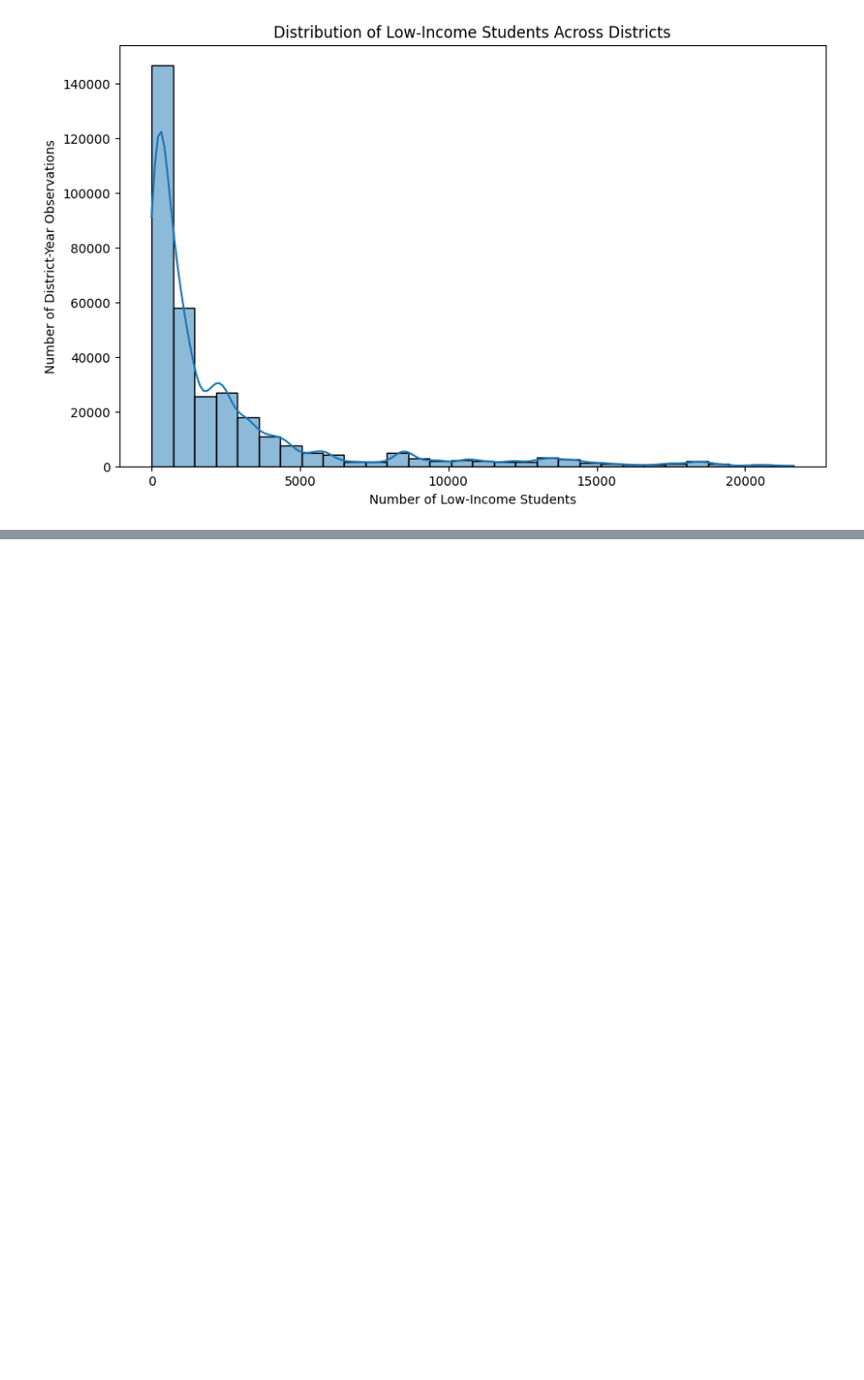
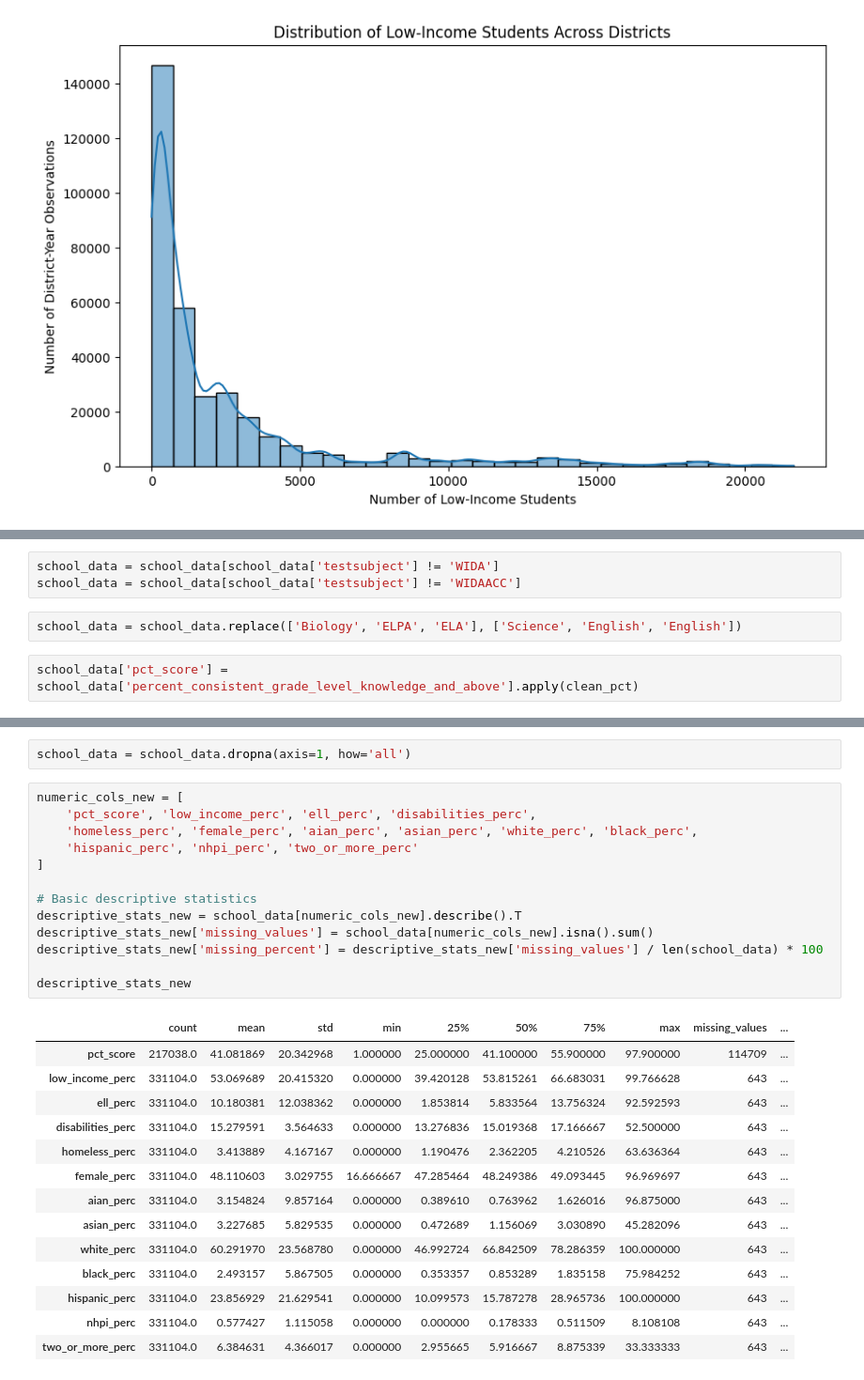
Before and after one commit to jamilditter/washington_education, a Jupyter notebook: code/ExploratoryDataAnalysis(Jacob).ipynb, the cells around one changed output, grey strips where cells are left out. Shown at 94% size. Drawn from its saved outputs; the diff is of its cells as text; blank space fills up the shorter version.

Commit message:
changed counts to percentages, filtered data set for regression analysis

```diff
--- a/code/ExploratoryDataAnalysis(Jacob).ipynb
+++ b/code/ExploratoryDataAnalysis(Jacob).ipynb
@@ -304,0 +327,7 @@ plt.show()
+# %%
+school_data = school_data[school_data['testsubject'] != 'WIDA']
+school_data = school_data[school_data['testsubject'] != 'WIDAACC']
+# %%
+school_data = school_data.replace(['Biology', 'ELPA', 'ELA'], ['Science', 'English', 'English'])
+# %%
+school_data['pct_score'] = school_data['percent_consistent_grade_level_knowledge_and_above'].apply(clean_pct)
@@ -304,0 +400,30 @@ plt.show()
+# %%
+school_data = school_data.dropna(axis=1, how='all')
+# %%
+numeric_cols_new = [
+    'pct_score', 'low_income_perc', 'ell_perc', 'disabilities_perc',
+    'homeless_perc', 'female_perc', 'aian_perc', 'asian_perc', 'white_perc', 'black_perc',
+    'hispanic_perc', 'nhpi_perc', 'two_or_more_perc'
+]
+
+# Basic descriptive statistics
+descriptive_stats_new = school_data[numeric_cols_new].describe().T
+descriptive_stats_new['missing_values'] = school_data[numeric_cols_new].isna().sum()
+descriptive_stats_new['missing_percent'] = descriptive_stats_new['missing_values'] / len(school_data) * 100
+
+descriptive_stats_new
+# %% [output]
+|  | count | mean | std | min | 25% | 50% | 75% | max | missing_values | ... |
+| pct_score | 217038.0 | 41.081869 | 20.342968 | 1.000000 | 25.000000 | 41.100000 | 55.900000 | 97.900000 | 114709 | ... |
+| low_income_perc | 331104.0 | 53.069689 | 20.415320 | 0.000000 | 39.420128 | 53.815261 | 66.683031 | 99.766628 | 643 | ... |
+| ell_perc | 331104.0 | 10.180381 | 12.038362 | 0.000000 | 1.853814 | 5.833564 | 13.756324 | 92.592593 | 643 | ... |
+| disabilities_perc | 331104.0 | 15.279591 | 3.564633 | 0.000000 | 13.276836 | 15.019368 | 17.166667 | 52.500000 | 643 | ... |
+| homeless_perc | 331104.0 | 3.413889 | 4.167167 | 0.000000 | 1.190476 | 2.362205 | 4.210526 | 63.636364 | 643 | ... |
+| female_perc | 331104.0 | 48.110603 | 3.029755 | 16.666667 | 47.285464 | 48.249386 | 49.093445 | 96.969697 | 643 | ... |
+| aian_perc | 331104.0 | 3.154824 | 9.857164 | 0.000000 | 0.389610 | 0.763962 | 1.626016 | 96.875000 | 643 | ... |
+| asian_perc | 331104.0 | 3.227685 | 5.829535 | 0.000000 | 0.472689 | 1.156069 | 3.030890 | 45.282096 | 643 | ... |
+| white_perc | 331104.0 | 60.291970 | 23.568780 | 0.000000 | 46.992724 | 66.842509 | 78.286359 | 100.000000 | 643 | ... |
+| black_perc | 331104.0 | 2.493157 | 5.867505 | 0.000000 | 0.353357 | 0.853289 | 1.835158 | 75.984252 | 643 | ... |
+| hispanic_perc | 331104.0 | 23.856929 | 21.629541 | 0.000000 | 10.099573 | 15.787278 | 28.965736 | 100.000000 | 643 | ... |
+| nhpi_perc | 331104.0 | 0.577427 | 1.115058 | 0.000000 | 0.000000 | 0.178333 | 0.511509 | 8.108108 | 643 | ... |
+| two_or_more_perc | 331104.0 | 6.384631 | 4.366017 | 0.000000 | 2.955665 | 5.916667 | 8.875339 | 33.333333 | 643 | ... |
```
Also changed, not shown: parts of 6 cells of this notebook.
